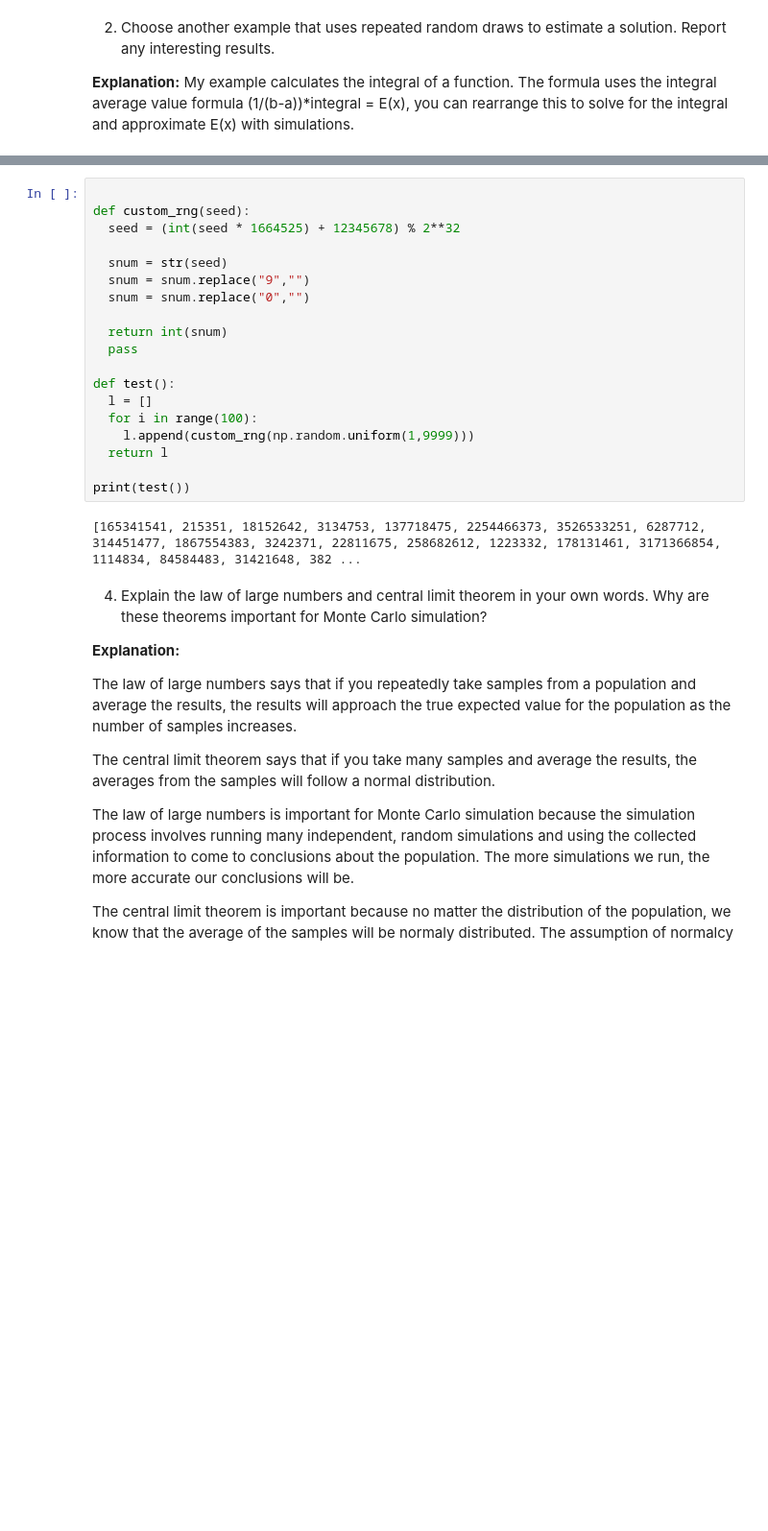
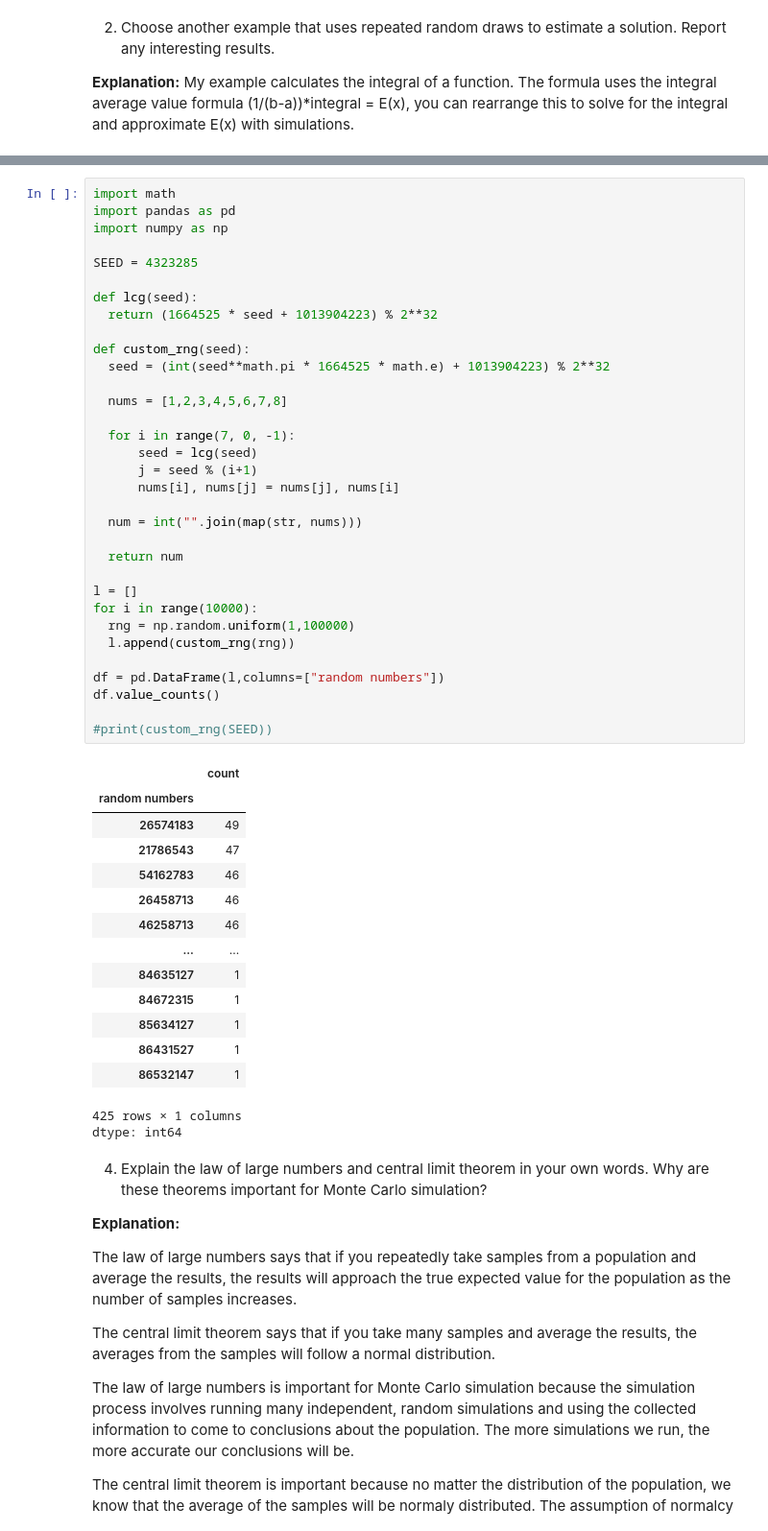
Before and after one commit to AsherReedy/Monte-Carlo-iRisk-Lab-Meetings-and-Homework, a Jupyter notebook: IRisk_Meeting01_Colab.ipynb, the cells around one changed output, grey strips where cells are left out. Shown at 96% size. Cells and saved outputs as stored; diff of their text form; blank space fills up the shorter version.

```diff
--- a/IRisk_Meeting01_Colab.ipynb
+++ b/IRisk_Meeting01_Colab.ipynb
@@ -328,24 +330,52 @@ print(result)
-# %%
-
-def custom_rng(seed):
-  seed = (int(seed * 1664525) + 12345678) % 2**32
-
-  snum = str(seed)
-  snum = snum.replace("9","")
-  snum = snum.replace("0","")
-
-  return int(snum)
-  pass
-
-def test():
-  l = []
-  for i in range(100):
-    l.append(custom_rng(np.random.uniform(1,9999)))
-  return l
-
-print(test())
-# %% [output]
-[165341541, 215351, 18152642, 3134753, 137718475, 2254466373, 3526533251, 6287712, 314451477, 1867554383, 3242371, 22811675, 258682612, 1223332, 178131461, 3171366854, 1114834, 84584483, 31421648, 382 ...
+# %%
+import math
+import pandas as pd
+import numpy as np
+
+SEED = 4323285
+
+def lcg(seed):
+  return (1664525 * seed + 1013904223) % 2**32
+
+def custom_rng(seed):
+  seed = (int(seed**math.pi * 1664525 * math.e) + 1013904223) % 2**32
+
+  nums = [1,2,3,4,5,6,7,8]
+
+  for i in range(7, 0, -1):
+      seed = lcg(seed)
+      j = seed % (i+1)
+      nums[i], nums[j] = nums[j], nums[i]
+
+  num = int("".join(map(str, nums)))
+
+  return num
+
+l = []
+for i in range(10000):
+  rng = np.random.uniform(1,100000)
+  l.append(custom_rng(rng))
+
+df = pd.DataFrame(l,columns=["random numbers"])
+df.value_counts()
+
+#print(custom_rng(SEED))
+# %% [output]
+|  | count |
+| random numbers |  |
+| 26574183 | 49 |
+| 21786543 | 47 |
+| 54162783 | 46 |
+| 26458713 | 46 |
+| 46258713 | 46 |
+| ... | ... |
+| 84635127 | 1 |
+| 84672315 | 1 |
+| 85634127 | 1 |
+| 86431527 | 1 |
+| 86532147 | 1 |
+425 rows × 1 columns
+dtype: int64
 # %% [markdown]
 4. Explain the law of large numbers and central limit theorem in your own words. Why are these theorems important for Monte Carlo simulation?
 
```
Also changed, not shown: parts of 2 cells of this notebook.
